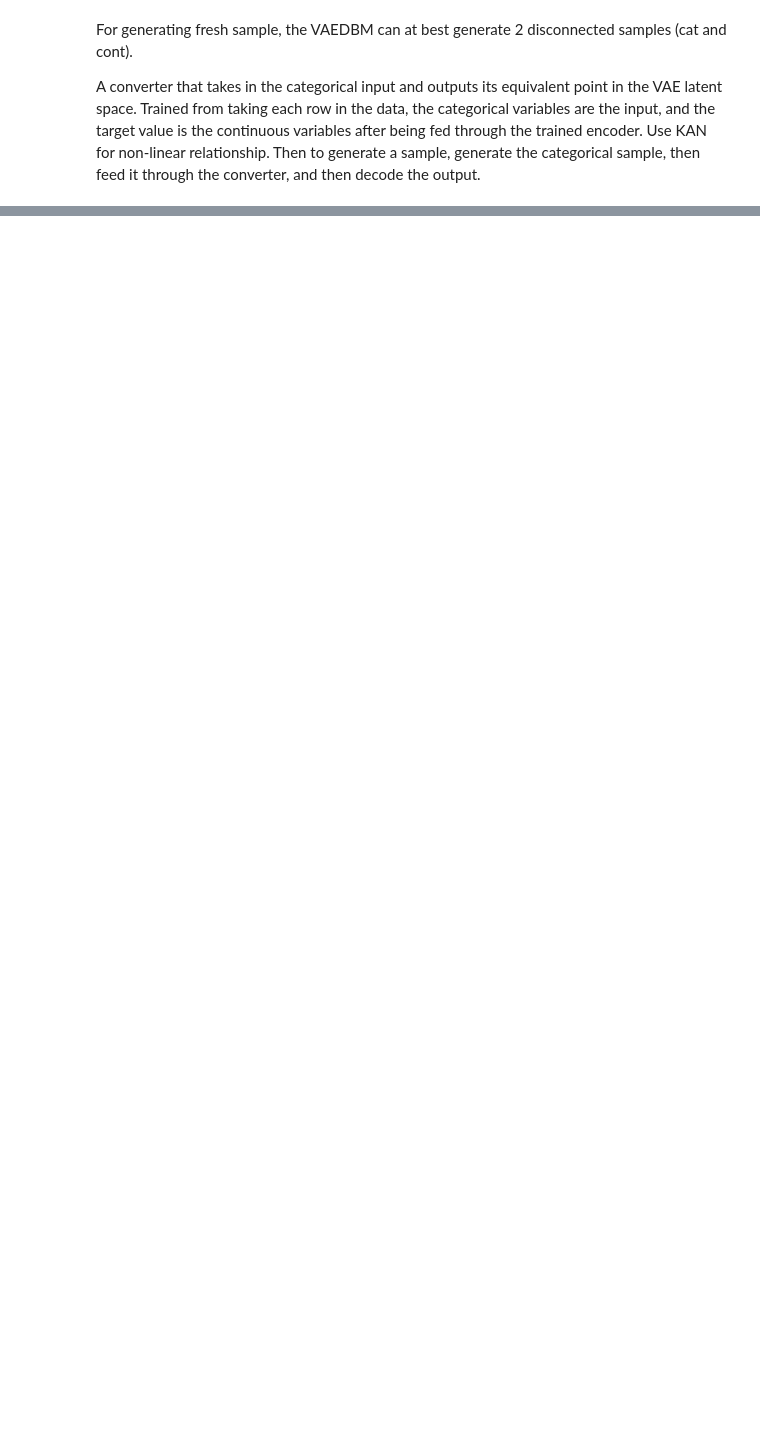
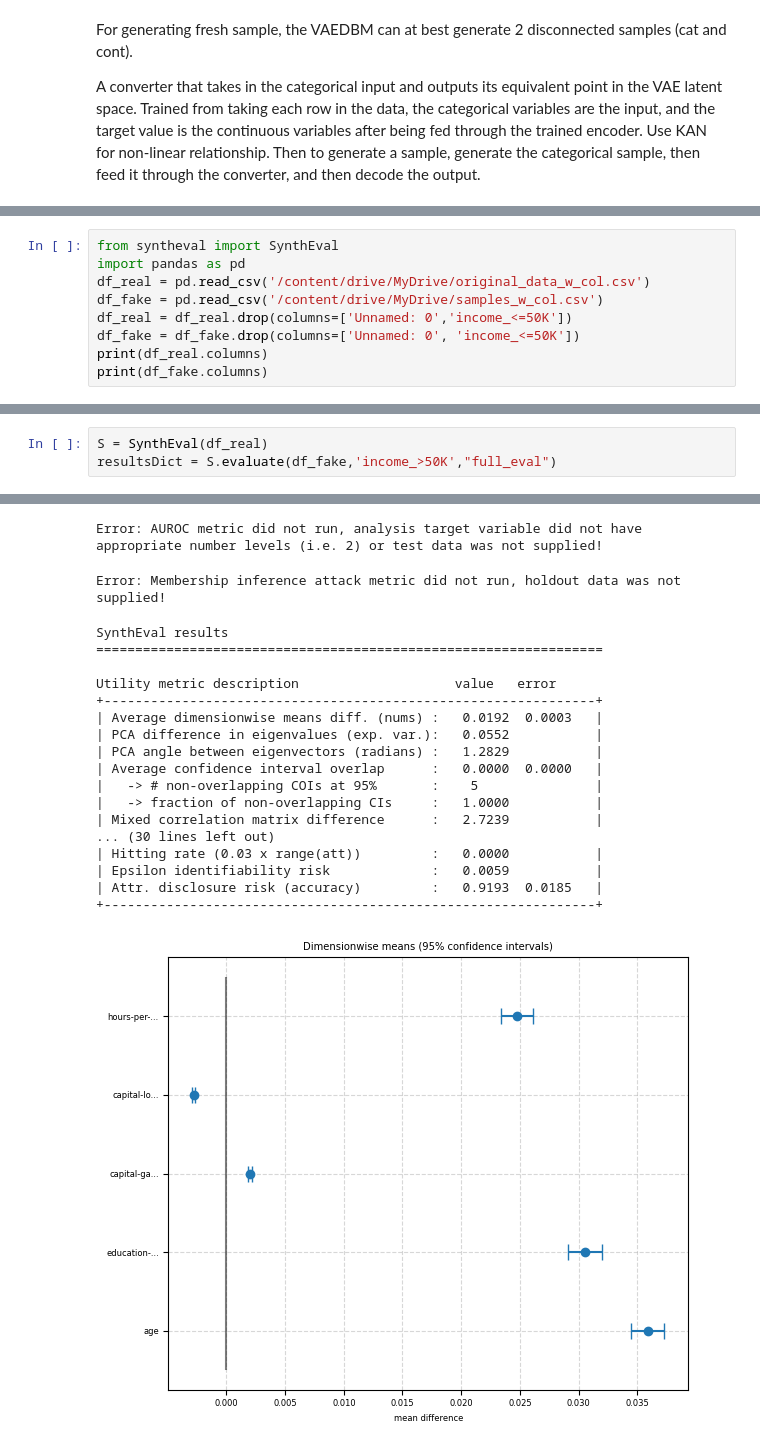
Before and after one commit to nscharrenberg/TabuGAN, a Jupyter notebook: notebooks/VAE_TGAN.ipynb, the cells around one changed output, grey strips where cells are left out. Saved outputs shown, nothing was run; the diff lists cells and outputs as text; blank space fills up the shorter version.

```diff
--- a/notebooks/VAE_TGAN.ipynb
+++ b/notebooks/VAE_TGAN.ipynb
@@ -1069,0 +1490,9 @@ A converter that takes in the categorical input and outputs its equivalent point
+# %%
+from syntheval import SynthEval
+import pandas as pd
+df_real = pd.read_csv('/content/drive/MyDrive/original_data_w_col.csv')
+df_fake = pd.read_csv('/content/drive/MyDrive/samples_w_col.csv')
+df_real = df_real.drop(columns=['Unnamed: 0','income_<=50K'])
+df_fake = df_fake.drop(columns=['Unnamed: 0', 'income_<=50K'])
+print(df_real.columns)
+print(df_fake.columns)
@@ -1069,0 +1518,4 @@ A converter that takes in the categorical input and outputs its equivalent point
+# %%
+S = SynthEval(df_real)
+resultsDict = S.evaluate(df_fake,'income_>50K',"full_eval")
+# %% [output]
@@ -1069,0 +1524,20 @@ A converter that takes in the categorical input and outputs its equivalent point
+Error: AUROC metric did not run, analysis target variable did not have appropriate number levels (i.e. 2) or test data was not supplied!
+Error: Membership inference attack metric did not run, holdout data was not supplied!
+SynthEval results
+=================================================================
+
+Utility metric description                    value   error
++---------------------------------------------------------------+
+| Average dimensionwise means diff. (nums) :   0.0192  0.0003   |
+| PCA difference in eigenvalues (exp. var.):   0.0552           |
+| PCA angle between eigenvectors (radians) :   1.2829           |
+| Average confidence interval overlap      :   0.0000  0.0000   |
+|   -> # non-overlapping COIs at 95%       :    5               |
+|   -> fraction of non-overlapping CIs     :   1.0000           |
+| Mixed correlation matrix difference      :   2.7239           |
+... (30 lines left out)
+| Hitting rate (0.03 x range(att))         :   0.0000           |
+| Epsilon identifiability risk             :   0.0059           |
+| Attr. disclosure risk (accuracy)         :   0.9193  0.0185   |
++---------------------------------------------------------------+
+[figure, added]
```
Also changed, not shown: parts of 22 cells of this notebook, 1 other file.
